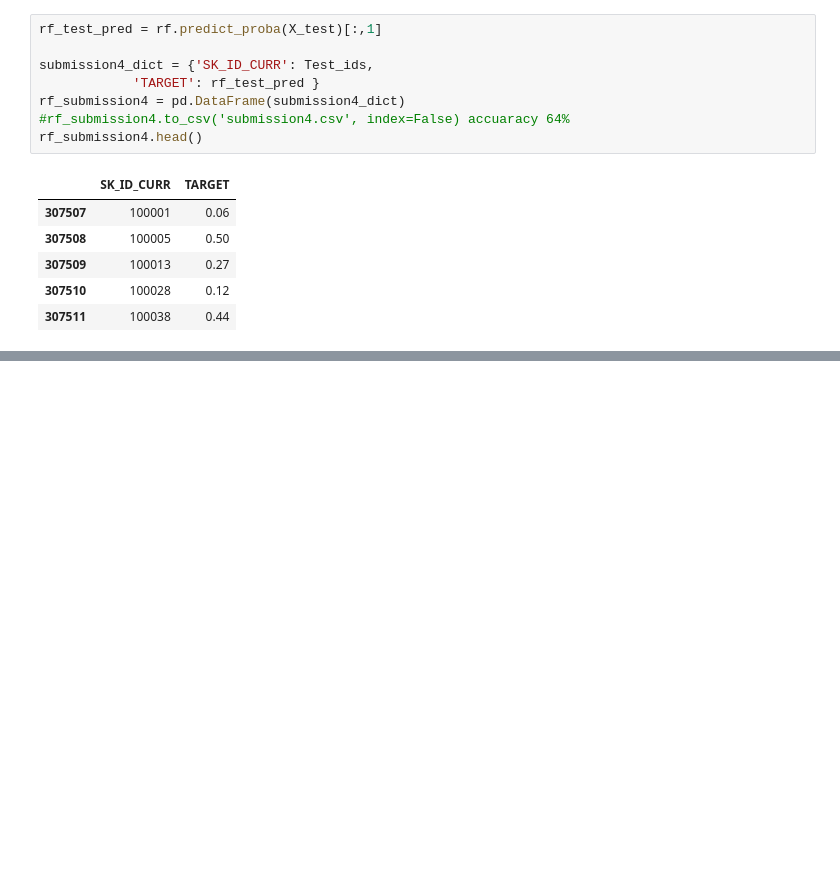
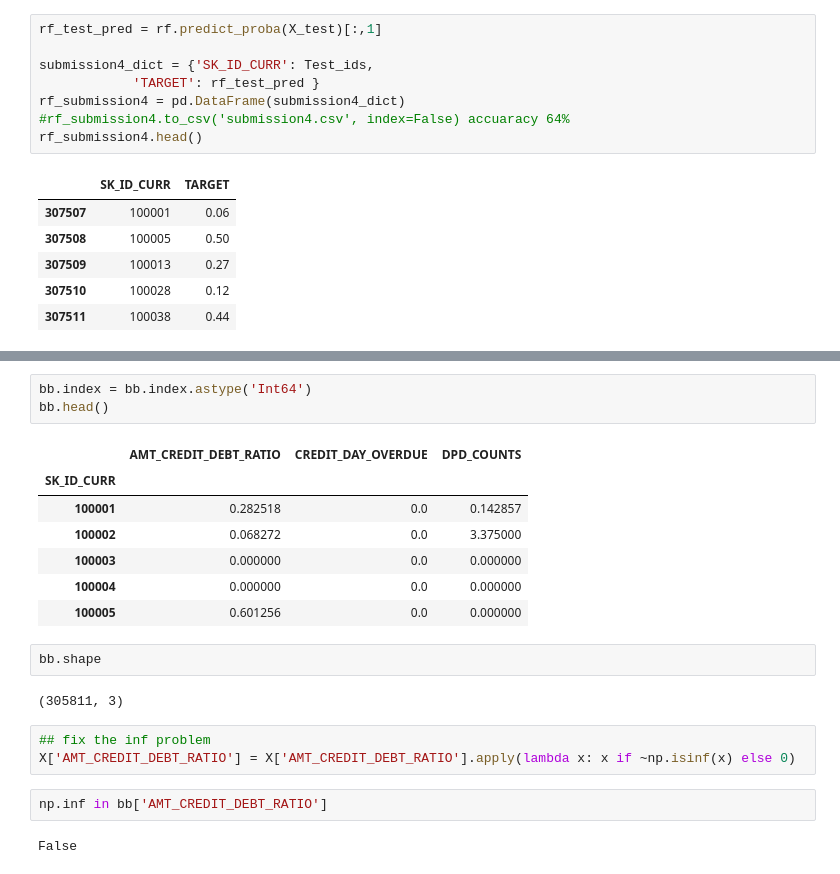
Before and after one commit to DSEI21000-S21/project-home-credit, a Jupyter notebook: experiments/eyob/model.ipynb, the cells around one changed output, grey strips where cells are left out. Cells and saved outputs as stored; diff of their text form; blank space fills up the shorter version.

```diff
--- a/experiments/eyob/model.ipynb
+++ b/experiments/eyob/model.ipynb
@@ -529,0 +663,22 @@ rf_submission4.head()
+# %%
+bb.index = bb.index.astype('Int64')
+bb.head()
+# %% [output]
+|  | AMT_CREDIT_DEBT_RATIO | CREDIT_DAY_OVERDUE | DPD_COUNTS |
+| SK_ID_CURR |  |  |  |
+| 100001 | 0.282518 | 0.0 | 0.142857 |
+| 100002 | 0.068272 | 0.0 | 3.375000 |
+| 100003 | 0.000000 | 0.0 | 0.000000 |
+| 100004 | 0.000000 | 0.0 | 0.000000 |
+| 100005 | 0.601256 | 0.0 | 0.000000 |
+# %%
+bb.shape
+# %% [output]
+(305811, 3)
+# %%
+## fix the inf problem
+X['AMT_CREDIT_DEBT_RATIO'] = X['AMT_CREDIT_DEBT_RATIO'].apply(lambda x: x if ~np.isinf(x) else 0)
+# %%
+np.inf in bb['AMT_CREDIT_DEBT_RATIO']
+# %% [output]
+False
```
Also changed, not shown: parts of 8 cells of this notebook.
